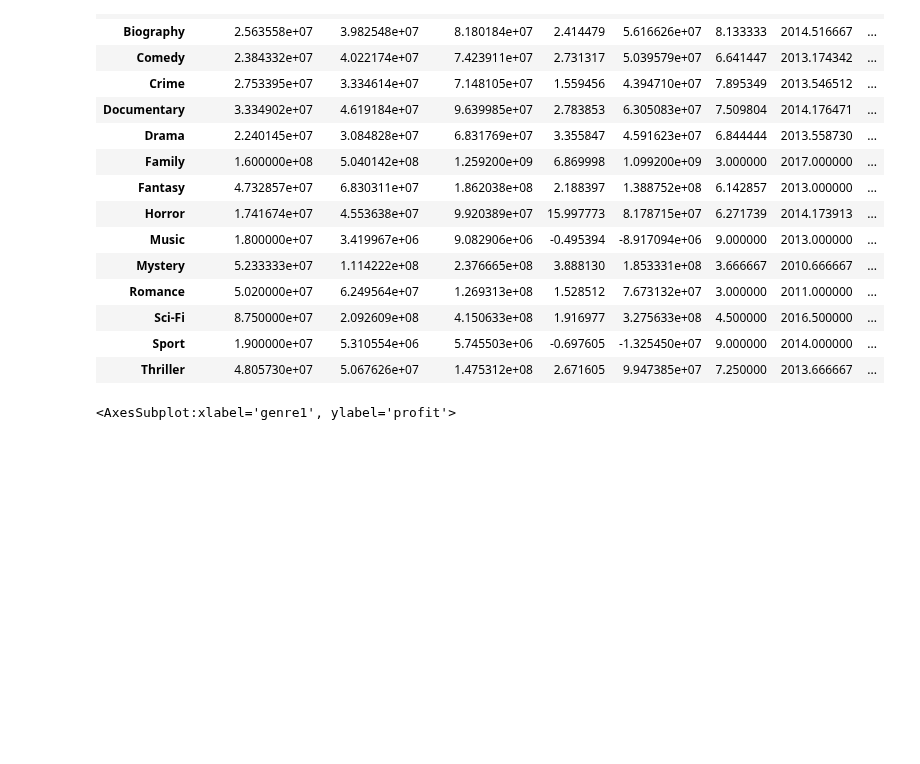
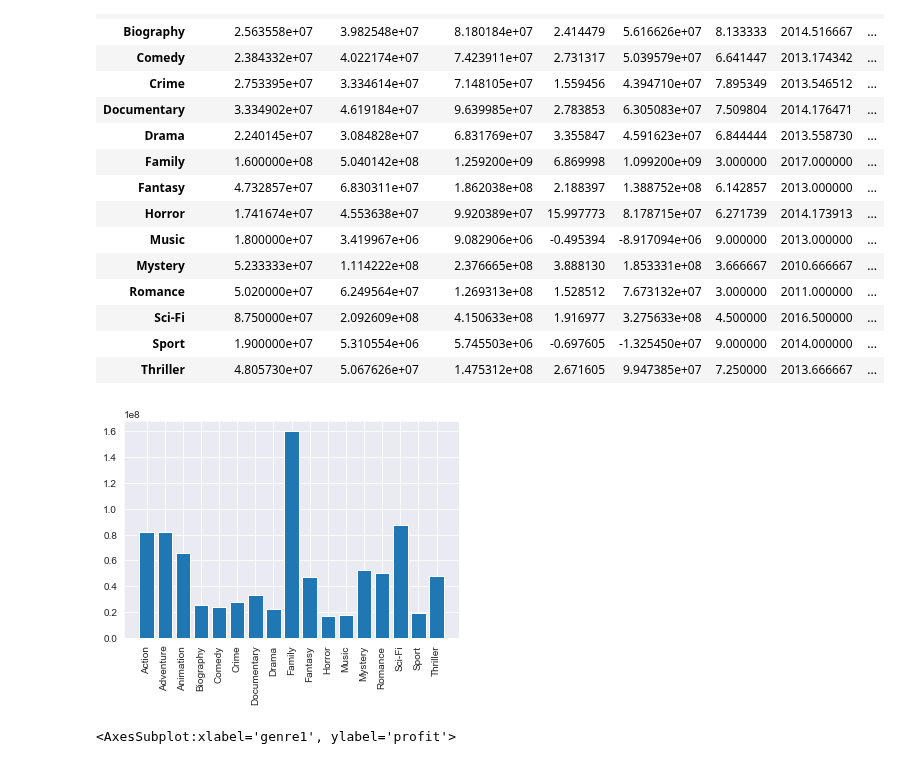
Before and after one commit to ZenBurrito/Phase-1Project, a Jupyter notebook: final_merge-DBcopy.ipynb, the cells around one changed output. Cells and saved outputs as stored; diff of their text form; code cells hidden in the pictures; blank space fills up the shorter version.

```diff
--- a/final_merge-DBcopy.ipynb
+++ b/final_merge-DBcopy.ipynb
@@ -623,6 +631,13 @@ df_test
 | Thriller | 4.805730e+07 | 5.067626e+07 | 1.475312e+08 | 2.671605 | 9.947385e+07 | 7.250000 | 2013.666667 | ... |
 # %%
 df_test.reset_index(inplace=True)
+# %%
+fig_genre_budget, ax = plt.subplots()
+
+plt.bar(df_test['genre1'], df_test['production_budget'])
+plt.xticks(rotation = 90);
+# %% [output]
+[figure, added]
 # %%
 
 df_test.plot.scatter('genre1' , 'profit')
```
Also changed, not shown: parts of 12 cells of this notebook, 1 other file.
